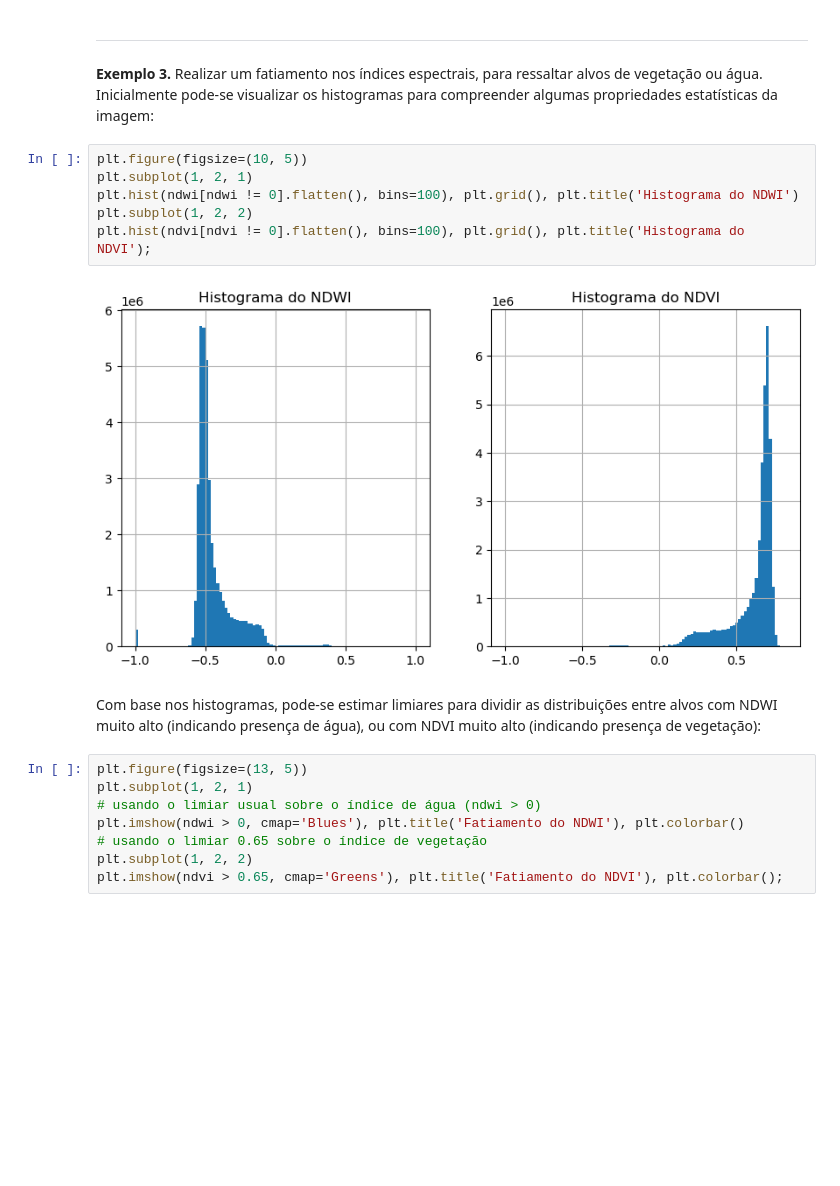
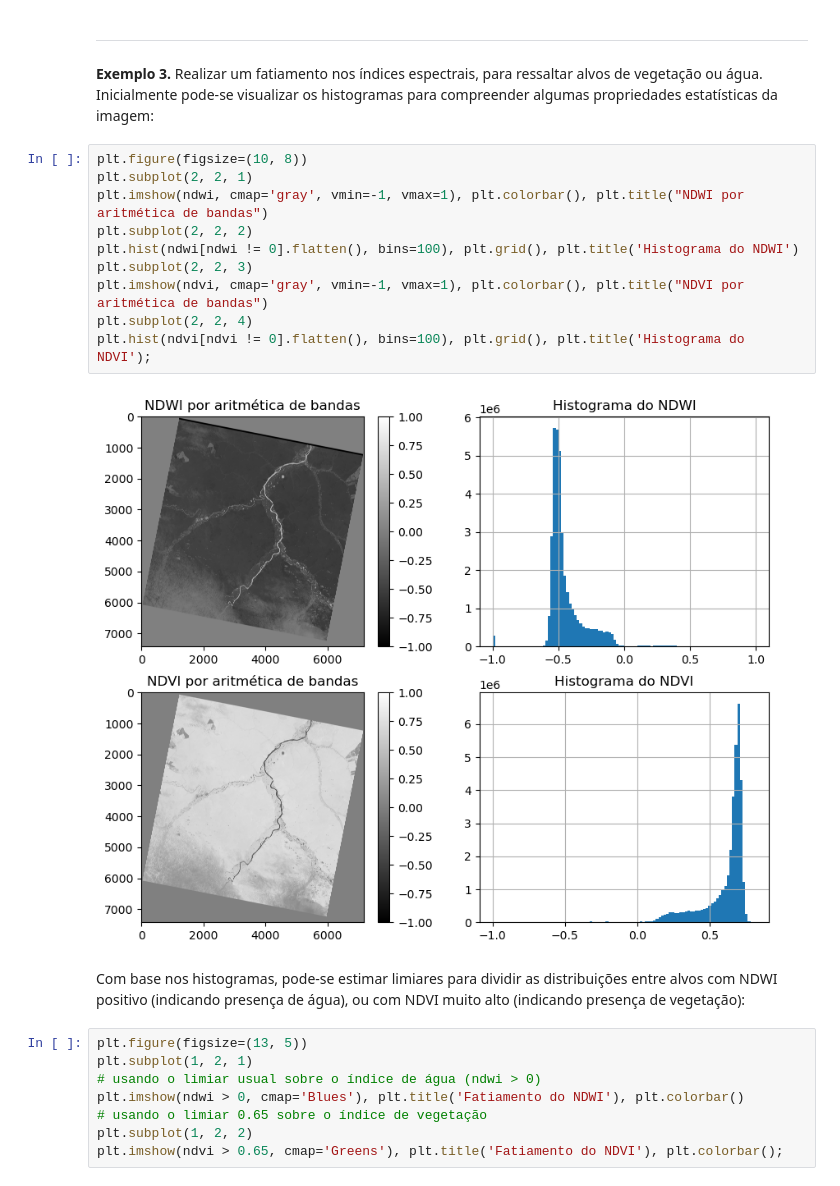
Before and after one commit to GSansigolo/geotec, a Jupyter notebook: prog-geo/aula-03/dados-matriciais-numpy-matplotlib.ipynb, the cells around one changed output. Cells and saved outputs as stored; diff of their text form; blank space fills up the shorter version.

```diff
--- a/prog-geo/aula-03/dados-matriciais-numpy-matplotlib.ipynb
+++ b/prog-geo/aula-03/dados-matriciais-numpy-matplotlib.ipynb
@@ -128,15 +125,19 @@ plt.title('Composição falsa-cor (R - green, G - nir, B - red)');
 
 **Exemplo 3.** Realizar um fatiamento nos índices espectrais, para ressaltar alvos de vegetação ou água. Inicialmente pode-se visualizar os histogramas para compreender algumas propriedades estatísticas da imagem:
 # %%
-plt.figure(figsize=(10, 5))
-plt.subplot(1, 2, 1)
+plt.figure(figsize=(10, 8))
+plt.subplot(2, 2, 1)
+plt.imshow(ndwi, cmap='gray', vmin=-1, vmax=1), plt.colorbar(), plt.title("NDWI por aritmética de bandas")
+plt.subplot(2, 2, 2)
 plt.hist(ndwi[ndwi != 0].flatten(), bins=100), plt.grid(), plt.title('Histograma do NDWI')
-plt.subplot(1, 2, 2)
+plt.subplot(2, 2, 3)
+plt.imshow(ndvi, cmap='gray', vmin=-1, vmax=1), plt.colorbar(), plt.title("NDVI por aritmética de bandas")
+plt.subplot(2, 2, 4)
 plt.hist(ndvi[ndvi != 0].flatten(), bins=100), plt.grid(), plt.title('Histograma do NDVI');
 # %% [output]
-[figure, old version]
+[figure, new version]
 # %% [markdown]
-Com base nos histogramas, pode-se estimar limiares para dividir as distribuições entre alvos com NDWI muito alto (indicando presença de água), ou com NDVI muito alto (indicando presença de vegetação):
+Com base nos histogramas, pode-se estimar limiares para dividir as distribuições entre alvos com NDWI positivo (indicando presença de água), ou com NDVI muito alto (indicando presença de vegetação):
 # %%
 plt.figure(figsize=(13, 5))
 plt.subplot(1, 2, 1)
```
Also changed, not shown: parts of 8 cells of this notebook.
